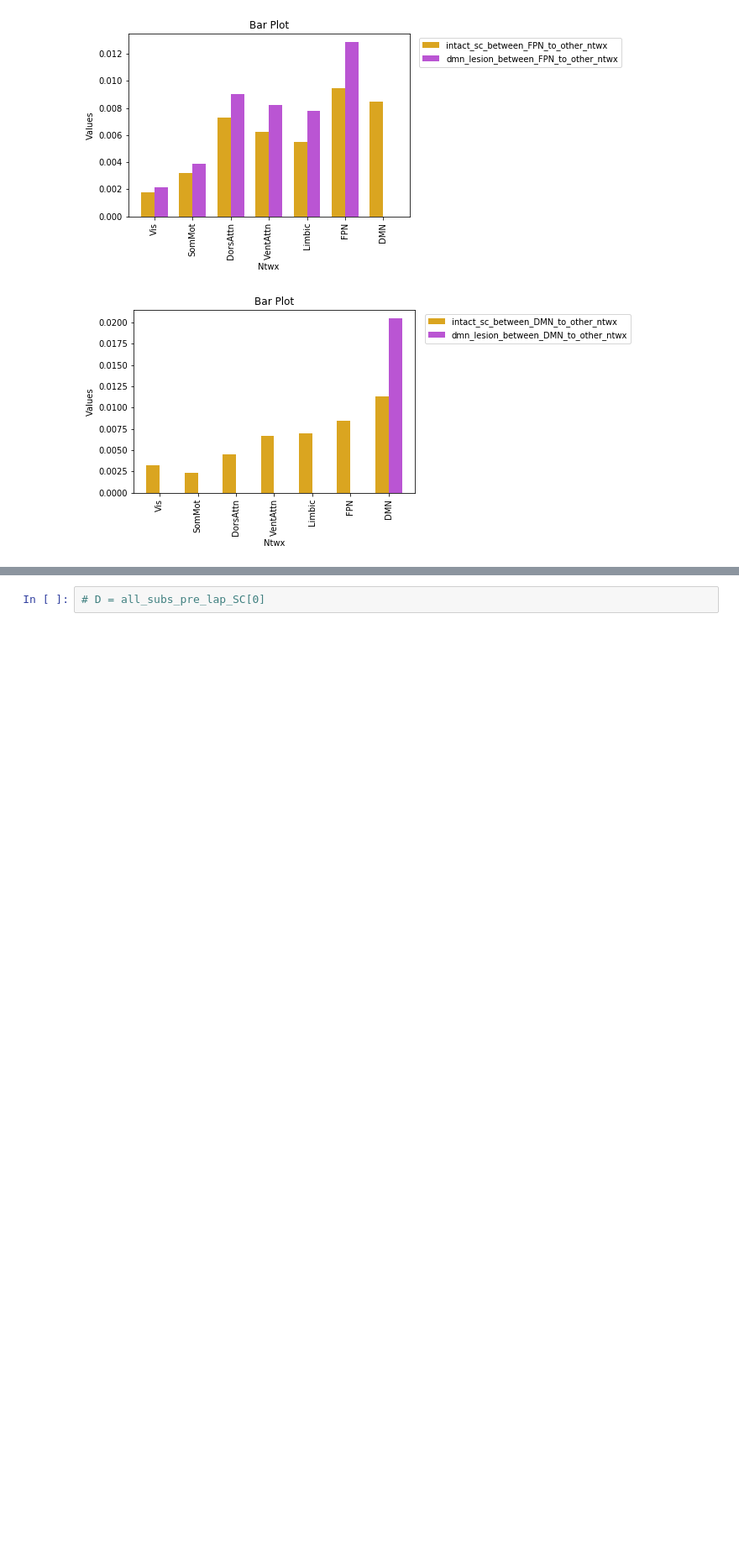
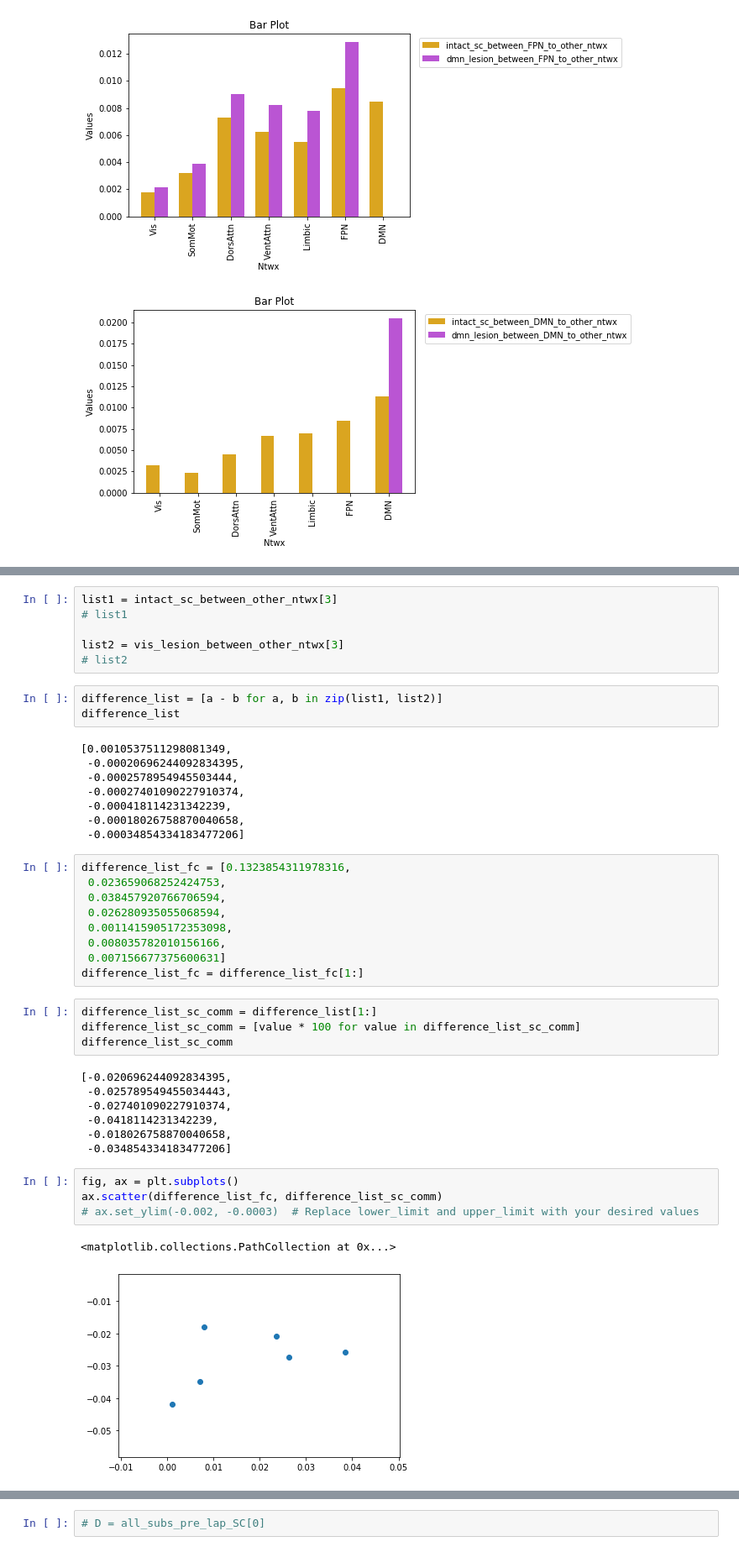
Before and after one commit to Shreyder93/whobpyt, a Jupyter notebook: scratch/Ntwx_Emergence_Communicability.ipynb, the cells around one changed output, grey strips where cells are left out. Shown at 84% size. Cells and saved outputs as stored; diff of their text form; blank space fills up the shorter version.

```diff
--- a/scratch/Ntwx_Emergence_Communicability.ipynb
+++ b/scratch/Ntwx_Emergence_Communicability.ipynb
@@ -1353,0 +1399,44 @@ for j in range(7):
+# %%
+list1 = intact_sc_between_other_ntwx[3]
+# list1
+
+list2 = vis_lesion_between_other_ntwx[3]
+# list2
+# %%
+difference_list = [a - b for a, b in zip(list1, list2)]
+difference_list
+# %% [output]
+[0.0010537511298081349,
+ -0.00020696244092834395,
+ -0.0002578954945503444,
+ -0.00027401090227910374,
+ -0.000418114231342239,
+ -0.00018026758870040658,
+ -0.00034854334183477206]
+# %%
+difference_list_fc = [0.1323854311978316,
+ 0.023659068252424753,
+ 0.038457920766706594,
+ 0.026280935055068594,
+ 0.0011415905172353098,
+ 0.008035782010156166,
+ 0.007156677375600631]
+difference_list_fc = difference_list_fc[1:]
+# %%
+difference_list_sc_comm = difference_list[1:]
+difference_list_sc_comm = [value * 100 for value in difference_list_sc_comm]
+difference_list_sc_comm
+# %% [output]
+[-0.020696244092834395,
+ -0.025789549455034443,
+ -0.027401090227910374,
+ -0.0418114231342239,
+ -0.018026758870040658,
+ -0.034854334183477206]
+# %%
+fig, ax = plt.subplots()
+ax.scatter(difference_list_fc, difference_list_sc_comm)
+# ax.set_ylim(-0.002, -0.0003)  # Replace lower_limit and upper_limit with your desired values
+# %% [output]
+<matplotlib.collections.PathCollection at 0x...>
+[figure, added]
```
Also changed, not shown: parts of 44 cells of this notebook, 4 other files.
